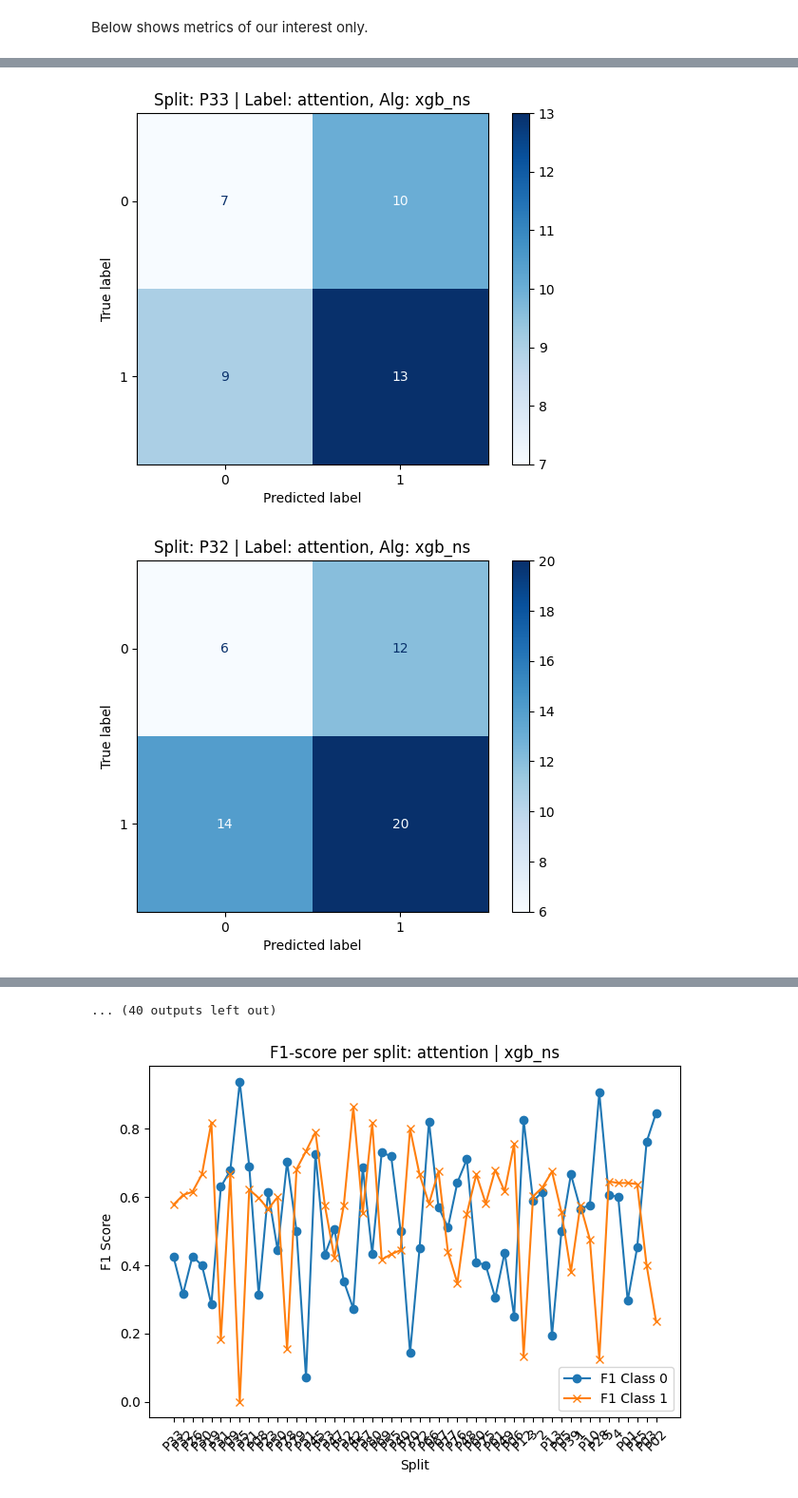
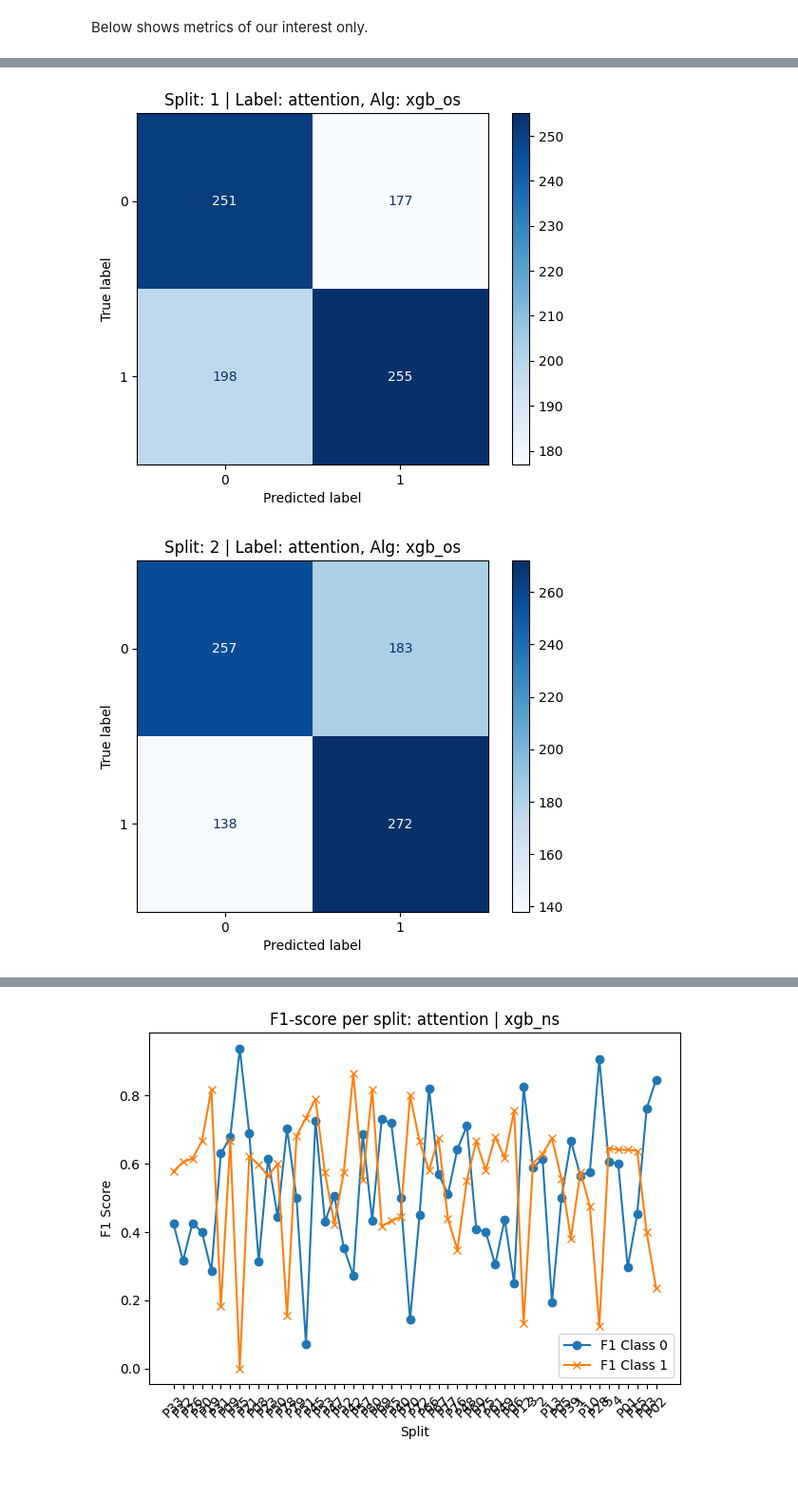
Before and after one commit to moovingsloth/wearable-attention-fatigue, a Jupyter notebook: K-fold.ipynb, the cells around one changed output, grey strips where cells are left out. Shown at 95% size. Saved outputs shown, nothing was run; the diff lists cells and outputs as text; code cells hidden in the pictures.

Commit message:
oversampling 추가

```diff
--- a/K-fold.ipynb
+++ b/K-fold.ipynb
@@ -1031,7 +1031,7 @@ import traceback as tb
 from contextlib import contextmanager
 from typing import Tuple, Dict, Union, Generator, List
 from dataclasses import dataclass
-# from imblearn.over_sampling import SMOTE, SMOTENC
+from imblearn.over_sampling import SMOTE, SMOTENC
 from sklearn.base import BaseEstimator, clone
 from sklearn.feature_selection import SelectFromModel
 #stratifiedgroupkfold 추가
@@ -1187,14 +1187,14 @@ def _train(
                 )
                 r['# Sel. Feat.'] = f'{len(C_sel)} (# Cat. = {len(C_cat)}; # Num. = {len(C_num)})'
 
-    # if oversample:
-    #     with _log(f'[{name}] Oversampling') as r:
-    #         if len(C_cat):
-    #             M = np.isin(X_train.columns, C_cat)
-    #             sampler = SMOTENC(categorical_features=M, random_state=random_state)
-    #         else:
-    #             sampler = SMOTE(random_state=random_state)
-    #         X_train, y_train = sampler.fit_resample(X_train, y_train)
+    if oversample:
+        with _log(f'[{name}] Oversampling') as r:
+            if len(C_cat):
+                M = np.isin(X_train.columns, C_cat)
+                sampler = SMOTENC(categorical_features=M, random_state=random_state)
+            else:
+                sampler = SMOTE(random_state=random_state)
+            X_train, y_train = sampler.fit_resample(X_train, y_train)
 
     with _log(f'[{name}] Training'):
         estimator = estimator.fit(X_train, y_train)
@@ -1436,24 +1436,24 @@ SETTINGS = [
         select=[clone(SELECT_SVC)],
         name='rf_ns'
     ),
-    # dict(
-    #     estimator=clone(ESTIMATOR_RF),
-    #     oversample=True,
-    #     select=[clone(SELECT_SVC)],
-    #     name='rf_os'
-    # ),
+    dict(
+        estimator=clone(ESTIMATOR_RF),
+        oversample=True,
+        select=[clone(SELECT_SVC)],
+        name='rf_os'
+    ),
     dict(
         estimator=clone(ESTIMATOR_XGB),
         oversample=False,
         select=[clone(SELECT_SVC)],
         name='xgb_ns'
     ),
-    # dict(
-    #     estimator=clone(ESTIMATOR_XGB),
-    #     oversample=True,
-    #     select=[clone(SELECT_SVC)],
-    #     name='xgb_os'
-    # )
+    dict(
+        estimator=clone(ESTIMATOR_XGB),
+        oversample=True,
+        select=[clone(SELECT_SVC)],
+        name='xgb_os'
+    )
 ]
 
 with on_ray(num_cpus=12):
@@ -1815,27 +1846,27 @@ for idx in mean_cm_df.index:
 # %%
 from sklearn.metrics import confusion_matrix, ConfusionMatrixDisplay
 import matplotlib.pyplot as plt
 
 def plot_confusion_per_split(results_eval, label_filter=None, alg_filter=None):
     df = results_eval.copy()
 
     # 필터링
     if label_filter:
         df = df[df['label'] == label_filter]
     if alg_filter:
         df = df[df['alg'] == alg_filter]
 
     # split 단위로 출력
     for row in df.itertuples():
         cm = np.array([
             [getattr(row, 'test_true_0_pred_0'), getattr(row, 'test_true_0_pred_1')],
             [getattr(row, 'test_true_1_pred_0'), getattr(row, 'test_true_1_pred_1')]
         ])
         disp = ConfusionMatrixDisplay(confusion_matrix=cm, display_labels=[0, 1])
         disp.plot(cmap='Blues', values_format='d')
         plt.title(f"Split: {row.split} | Label: {row.label}, Alg: {row.alg}")
         plt.show()
-plot_confusion_per_split(RESULTS_EVAL, label_filter='attention', alg_filter='xgb_ns')
+plot_confusion_per_split(RESULTS_EVAL, label_filter='attention', alg_filter='xgb_os')
 # %% [output]
-[figure, old version]
+[figure, new version]
-[figure, old version]
+[figure, new version]
@@ -1852,4 +1874,3 @@ plot_confusion_per_split(RESULTS_EVAL, label_filter='attention', alg_filter='xgb
-... (40 outputs left out)
 # %%
 def plot_f1_per_split(results_eval, label, alg):
     df = results_eval[(results_eval['label'] == label) & (results_eval['alg'] == alg)]
```
Also changed, not shown: parts of 10 cells of this notebook.
